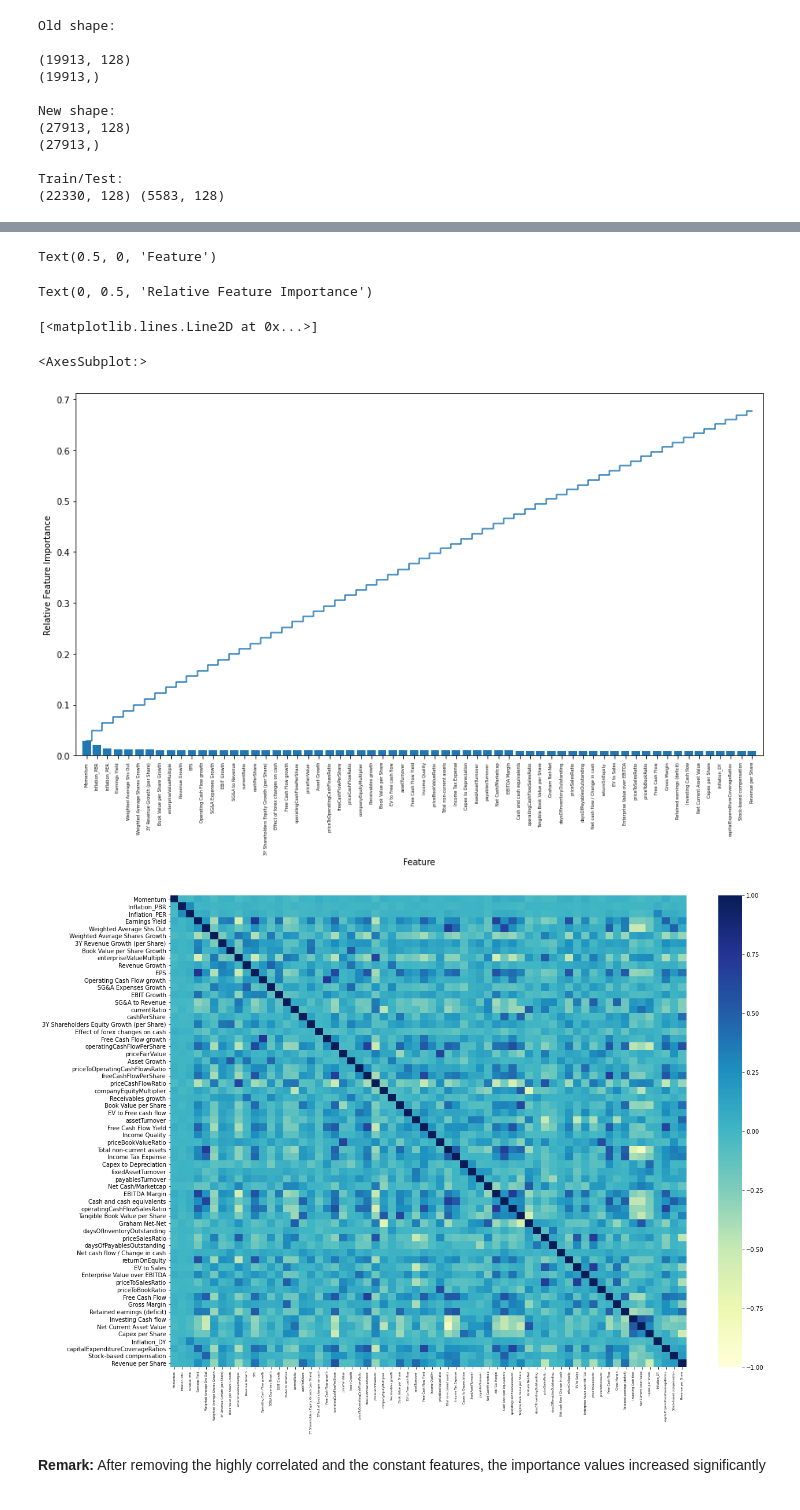
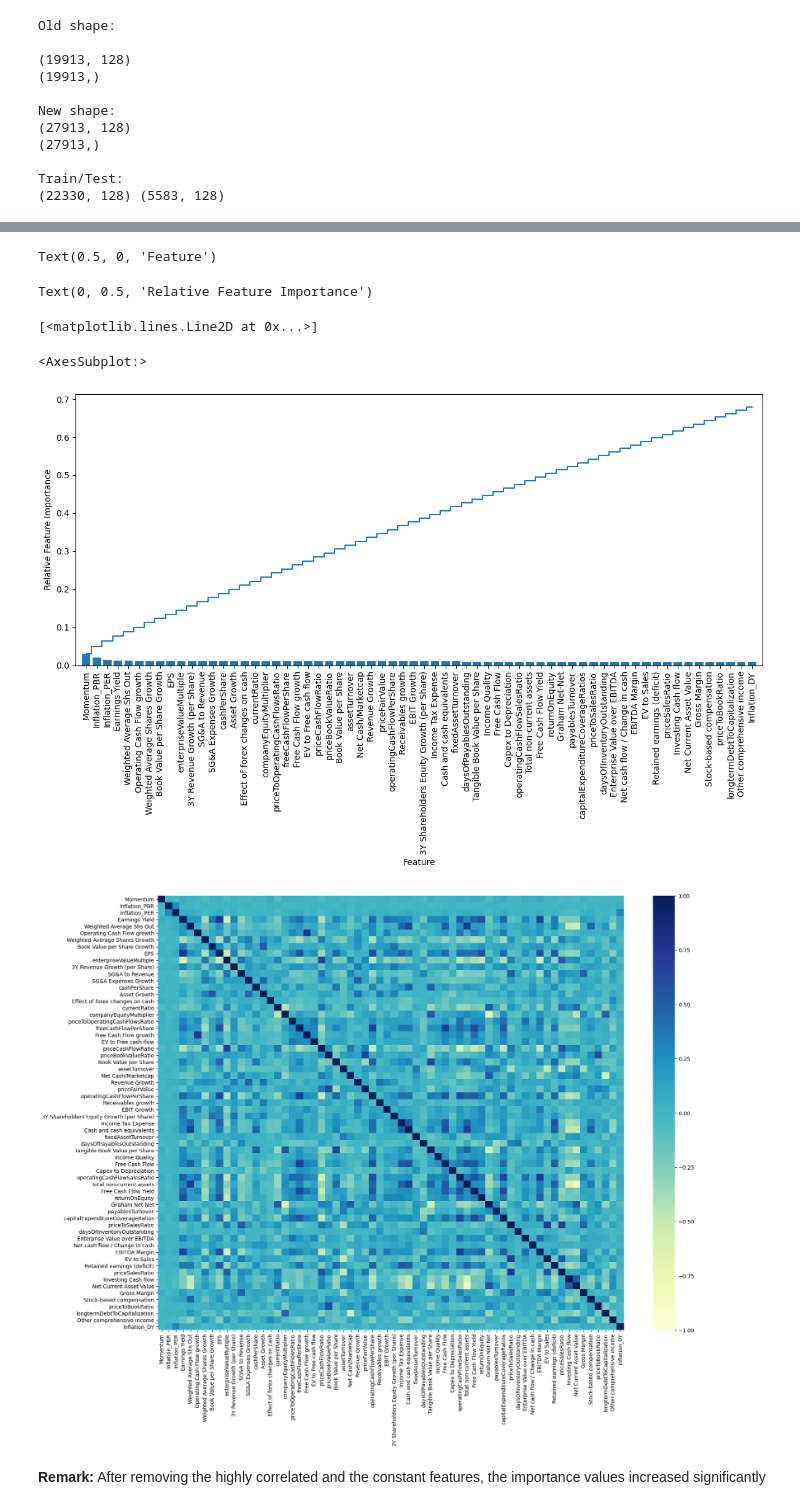
Before and after one commit to AtK42/ML_stonks_2021, a Jupyter notebook: Group2_ML_Project_Code.ipynb, the cells around one changed output, grey strips where cells are left out. Cells and saved outputs as stored; diff of their text form; code cells hidden in the pictures.

```diff
--- a/Group2_ML_Project_Code.ipynb
+++ b/Group2_ML_Project_Code.ipynb
@@ -1833,7 +1835,7 @@ Train/Test:
 # this is used later directly in the pipeline
 # this part is only to show which features are kept and to show their cumulative importance
 
-rf_fs = RandomForestClassifier(n_estimators=200, random_state=0, n_jobs=-1)
+rf_fs = RandomForestClassifier()
 rf_fs.fit(X_train, y_train)
 rf_fs.fit(X_train_ns, y_train_ns)
 print('test accuracy: {0: .4f}'.format(rf_fs.score(X_test, y_test)))
@@ -1921,10 +1923,10 @@ Cumulated importance: 0.6772421961543648
 (-1.0, 64.0)
 Text(0.5, 0, 'Feature')
 Text(0, 0.5, 'Relative Feature Importance')
 [<matplotlib.lines.Line2D at 0x...>]
 <AxesSubplot:>
-[figure, old version]
+[figure, new version]
-[figure, old version]
+[figure, new version]
 # %% [markdown]
 **Remark:** After removing the highly correlated and the constant features, the importance values increased significantly
 # %%
```
Also changed, not shown: parts of 17 cells of this notebook.
